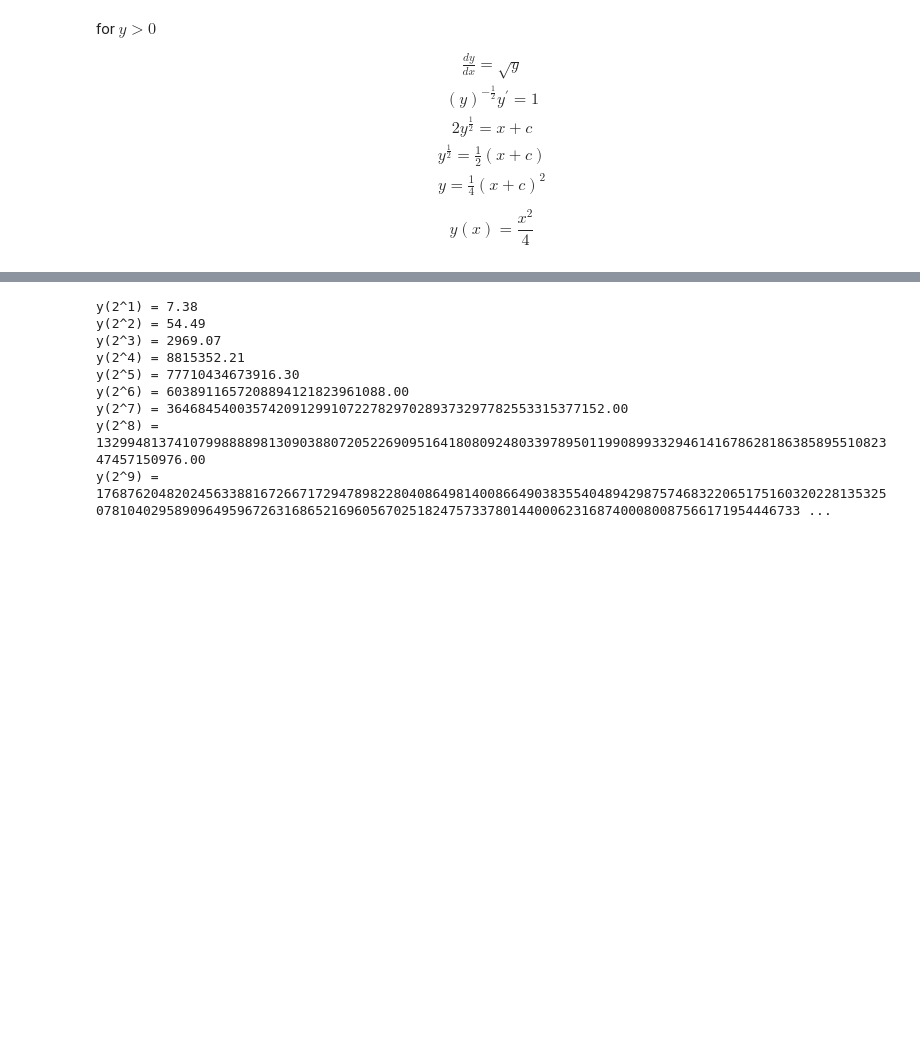
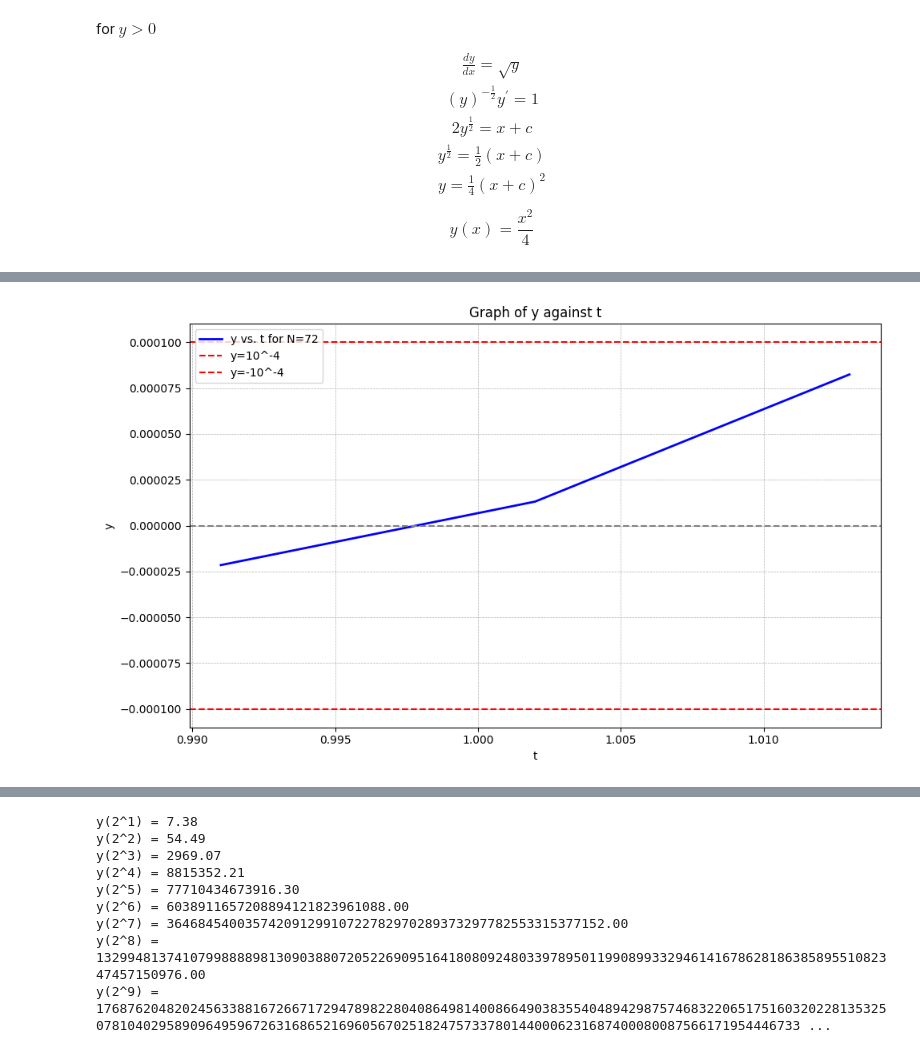
Before and after one commit to Fluntin/Numerical-Methods-ODE, a Jupyter notebook: Project_ODE.ipynb, the cells around one changed output, grey strips where cells are left out. Saved outputs shown, nothing was run; the diff lists cells and outputs as text; code cells hidden in the pictures; blank space fills up the shorter version.

```diff
--- a/Project_ODE.ipynb
+++ b/Project_ODE.ipynb
@@ -82,6 +59,0 @@ def rk_fyra(f, y0, t0, t_final, h):
-# %%
-t_start = 0
-y0 = 0
-t_slut = 10
-N = 1000
-h = (t_slut - t_start) / N
@@ -142,6 +59,0 @@ def rk_fyra_alt(f, y0, t0, t_final, h):
-# %%
-t_start = -1
-y0 = 1e-10 - 10**-4
-t_slut = 10
-N = 1000
-h = (t_slut - t_start) / N
@@ -442,0 +173,19 @@ Would you like to proceed with larger values of $k$, or is there something else
+# %%
+#Plot
+plt.figure(figsize=(10, 6))
+plt.title('Graph of y against t')
+plt.plot(t, y, color='blue', linestyle='-', linewidth=2, label='y vs. t for N=72')
+
+# Add horizontal lines for zero & tolerance
+plt.axhline(0, color='gray', linestyle='--')
+plt.axhline(1e-4, color='red', linestyle='--', label="y=10^-4")
+plt.axhline(-1e-4, color='red', linestyle='--', label="y=-10^-4")
+
+plt.xlabel('t')
+plt.ylabel('y')
+plt.grid(True, which='both', linestyle='--', linewidth=0.5)
+plt.legend()
+plt.tight_layout()
+plt.show()
+# %% [output]
+[figure, added]
```
Also changed, not shown: parts of 82 cells of this notebook.
